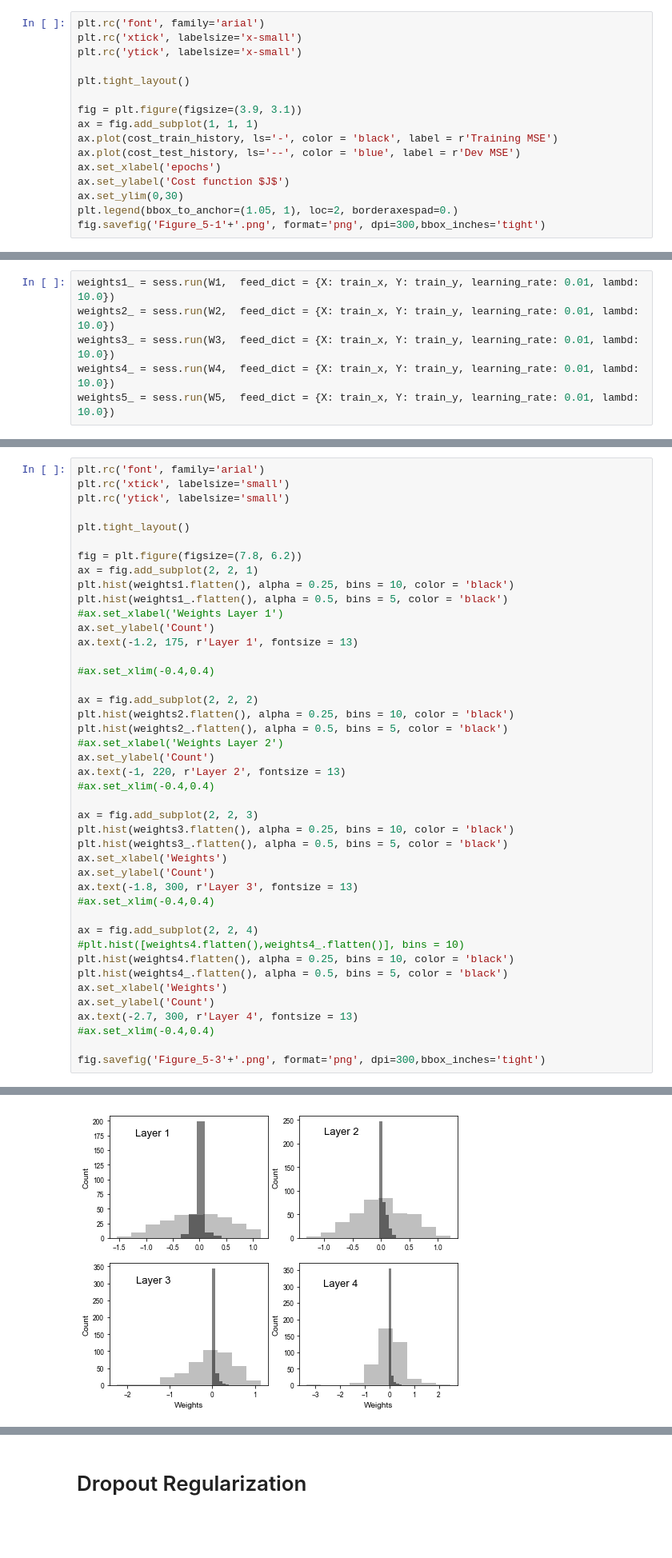
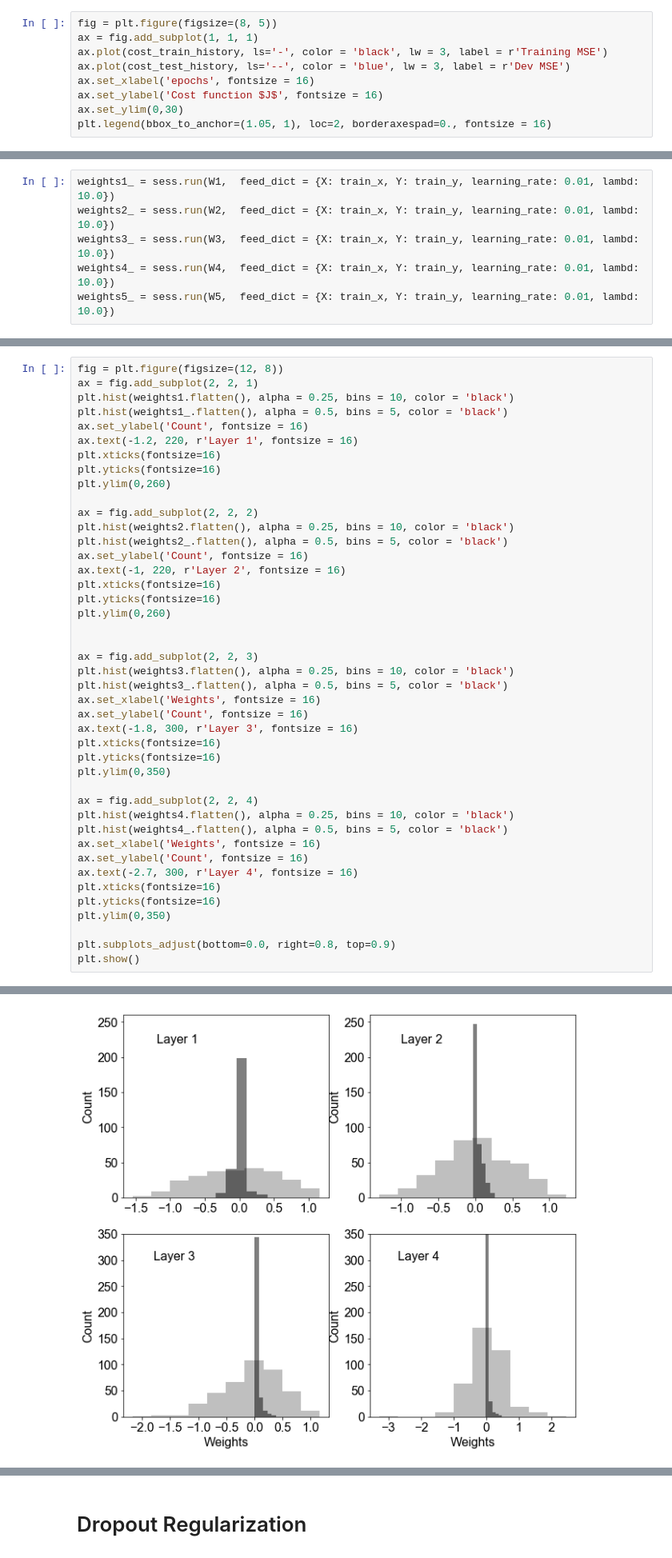
Before and after one commit to Apress/applied-deep-learning, a Jupyter notebook: Chapter 5 - Regularization/Chapter 5 - Regularization.ipynb, the cells around one changed output, grey strips where cells are left out. Shown at 80% size. Saved outputs shown, nothing was run; the diff lists cells and outputs as text; blank space fills up the shorter version.

```diff
--- a/Chapter 5 - Regularization/Chapter 5 - Regularization.ipynb
+++ b/Chapter 5 - Regularization/Chapter 5 - Regularization.ipynb
@@ -146,17 +165,10 @@ Reached epoch 10000 cost J(test) = 20.076
 # %%
-plt.rc('font', family='arial')
-plt.rc('xtick', labelsize='x-small')
-plt.rc('ytick', labelsize='x-small')
-
-plt.tight_layout()
-
-fig = plt.figure(figsize=(3.9, 3.1))
+fig = plt.figure(figsize=(8, 5))
 ax = fig.add_subplot(1, 1, 1)
-ax.plot(cost_train_history, ls='-', color = 'black', label = r'Training MSE')
-ax.plot(cost_test_history, ls='--', color = 'blue', label = r'Dev MSE')
-ax.set_xlabel('epochs')
-ax.set_ylabel('Cost function $J$')
+ax.plot(cost_train_history, ls='-', color = 'black', lw = 3, label = r'Training MSE')
+ax.plot(cost_test_history, ls='--', color = 'blue', lw = 3, label = r'Dev MSE')
+ax.set_xlabel('epochs', fontsize = 16)
+ax.set_ylabel('Cost function $J$', fontsize = 16)
 ax.set_ylim(0,30)
-plt.legend(bbox_to_anchor=(1.05, 1), loc=2, borderaxespad=0.)
-fig.savefig('Figure_5-1'+'.png', format='png', dpi=300,bbox_inches='tight')
+plt.legend(bbox_to_anchor=(1.05, 1), loc=2, borderaxespad=0., fontsize = 16)
 # %% [output]
@@ -465,44 +489,44 @@ print((np.sum(np.abs(weights5_)< 1e-3))/weights5_.size*100.0)
 # %%
-plt.rc('font', family='arial')
-plt.rc('xtick', labelsize='small')
-plt.rc('ytick', labelsize='small')
-
-plt.tight_layout()
-
-fig = plt.figure(figsize=(7.8, 6.2))
+fig = plt.figure(figsize=(12, 8))
 ax = fig.add_subplot(2, 2, 1)
 plt.hist(weights1.flatten(), alpha = 0.25, bins = 10, color = 'black')
 plt.hist(weights1_.flatten(), alpha = 0.5, bins = 5, color = 'black')
-#ax.set_xlabel('Weights Layer 1')
-ax.set_ylabel('Count')
-ax.text(-1.2, 175, r'Layer 1', fontsize = 13)
-
-#ax.set_xlim(-0.4,0.4)
+ax.set_ylabel('Count', fontsize = 16)
+ax.text(-1.2, 220, r'Layer 1', fontsize = 16)
+plt.xticks(fontsize=16)
+plt.yticks(fontsize=16)
+plt.ylim(0,260)
 
 ax = fig.add_subplot(2, 2, 2)
 plt.hist(weights2.flatten(), alpha = 0.25, bins = 10, color = 'black')
 plt.hist(weights2_.flatten(), alpha = 0.5, bins = 5, color = 'black')
-#ax.set_xlabel('Weights Layer 2')
-ax.set_ylabel('Count')
-ax.text(-1, 220, r'Layer 2', fontsize = 13)
-#ax.set_xlim(-0.4,0.4)
+ax.set_ylabel('Count', fontsize = 16)
+ax.text(-1, 220, r'Layer 2', fontsize = 16)
+plt.xticks(fontsize=16)
+plt.yticks(fontsize=16)
+plt.ylim(0,260)
+
 
 ax = fig.add_subplot(2, 2, 3)
 plt.hist(weights3.flatten(), alpha = 0.25, bins = 10, color = 'black')
 plt.hist(weights3_.flatten(), alpha = 0.5, bins = 5, color = 'black')
-ax.set_xlabel('Weights')
-ax.set_ylabel('Count')
-ax.text(-1.8, 300, r'Layer 3', fontsize = 13)
-#ax.set_xlim(-0.4,0.4)
+ax.set_xlabel('Weights', fontsize = 16)
+ax.set_ylabel('Count', fontsize = 16)
+ax.text(-1.8, 300, r'Layer 3', fontsize = 16)
+plt.xticks(fontsize=16)
+plt.yticks(fontsize=16)
+plt.ylim(0,350)
 
 ax = fig.add_subplot(2, 2, 4)
-#plt.hist([weights4.flatten(),weights4_.flatten()], bins = 10)
 plt.hist(weights4.flatten(), alpha = 0.25, bins = 10, color = 'black')
 plt.hist(weights4_.flatten(), alpha = 0.5, bins = 5, color = 'black')
-ax.set_xlabel('Weights')
-ax.set_ylabel('Count')
-ax.text(-2.7, 300, r'Layer 4', fontsize = 13)
-#ax.set_xlim(-0.4,0.4)
+ax.set_xlabel('Weights', fontsize = 16)
+ax.set_ylabel('Count', fontsize = 16)
+ax.text(-2.7, 300, r'Layer 4', fontsize = 16)
+plt.xticks(fontsize=16)
+plt.yticks(fontsize=16)
+plt.ylim(0,350)
 
-fig.savefig('Figure_5-3'+'.png', format='png', dpi=300,bbox_inches='tight')
+plt.subplots_adjust(bottom=0.0, right=0.8, top=0.9)
+plt.show()
 # %% [output]
@@ -510,2 +533,2 @@ fig.savefig('Figure_5-3'+'.png', format='png', dpi=300,bbox_inches='tight')
-[figure, old version]
+[figure, new version]
 # %% [markdown]
```
Also changed, not shown: parts of 73 cells of this notebook, 5 other files.
